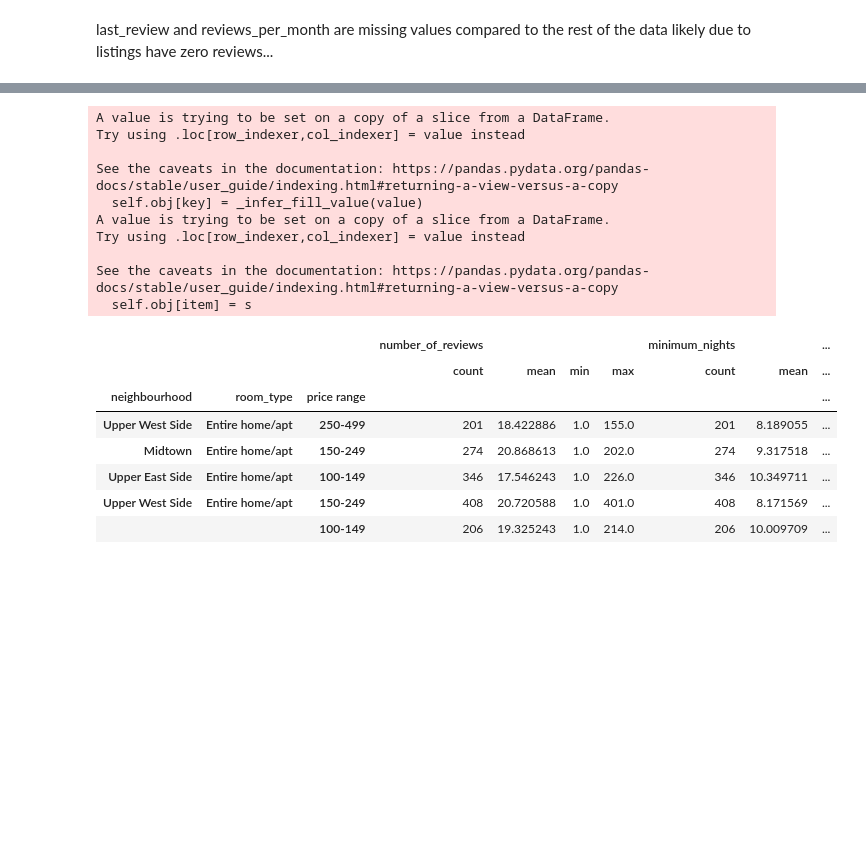
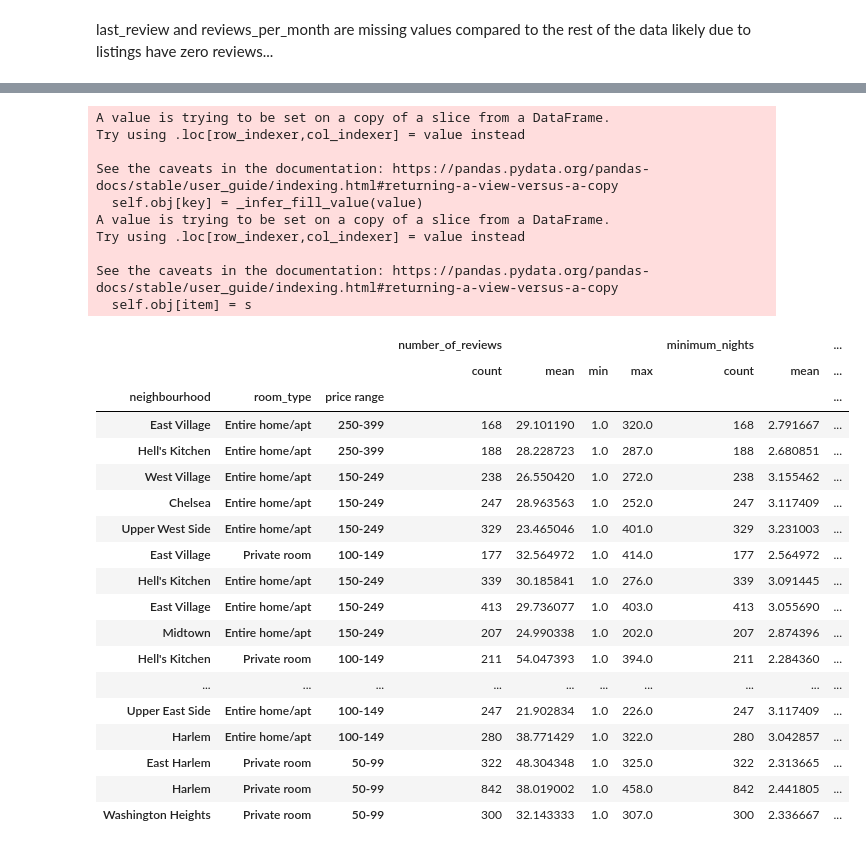
Before and after one commit to alexturkmen/Airbnb-New-York-Renterpreneurs, a Jupyter notebook: Manhattan.ipynb, the cells around one changed output, grey strips where cells are left out. Saved outputs shown, nothing was run; the diff lists cells and outputs as text; code cells hidden in the pictures; blank space fills up the shorter version.

```diff
--- a/Manhattan.ipynb
+++ b/Manhattan.ipynb
@@ -11,7 +11,7 @@ airbnb_df.head()
 
 airbnb_df['min_price_to_stay'] = airbnb_df['price'] * airbnb_df['minimum_nights']
 
-airbnb_df = airbnb_df[['id', 'name', 'host_id', 'host_name', 'neighbourhood_group','neighbourhood',
+airbnb_df = airbnb_df[['host_id', 'id', 'neighbourhood_group','neighbourhood',
  'latitude',
  'longitude',
  'room_type',
@@ -19,7 +19,6 @@ airbnb_df = airbnb_df[['id', 'name', 'host_id', 'host_name', 'neighbourhood_grou
  'minimum_nights',
  'min_price_to_stay',
  'number_of_reviews',
- 'last_review',
  'reviews_per_month',
  'calculated_host_listings_count',
  'availability_365']]
@@ -91,3 +81,0 @@ See the caveats in the documentation: https://pandas.pydata.org/pandas-docs/stab
-# %%
-manhattan_airbnb_df['last_review'] = manhattan_airbnb_df['last_review'].replace(np.nan, '9999-12-31') # last_review is a string
-manhattan_airbnb_df
@@ -112,0 +105,3 @@ See the caveats in the documentation: https://pandas.pydata.org/pandas-docs/stab
+# %%
+manhattan_airbnb_df = manhattan_airbnb_df.loc[(manhattan_airbnb_df['price'] <= 407.5) & (manhattan_airbnb_df['minimum_nights'] <= 13.5) & (manhattan_airbnb_df['number_of_reviews'] > 0)]
+manhattan_airbnb_df
@@ -113,17 +122,17 @@ See the caveats in the documentation: https://pandas.pydata.org/pandas-docs/stab
 # %%
-price_bins = [0,49.9,99.9,149.9,249.9,499.9,10001]
-price_bin_names = ['0-49','50-99','100-149','150-249','250-499','>500']
+price_bins = [0,49.9,99.9,149.9,249.9,399.9,10001]
+price_bin_names = ['0-49','50-99','100-149','150-249','250-399','>400']
 
 manhattan_airbnb_df['price range'] = pd.cut(manhattan_airbnb_df['price'],price_bins,labels=price_bin_names)
 
 # Getting rid of 3 elements; 1. Properties with overnight accomodation prices >1000
 # 2. Properties with overnight stays > 30
 # 3. Properties with 0 reviews
-manhattan_airbnb_df_1000 = manhattan_airbnb_df.loc[manhattan_airbnb_df['price'] <= 1000]
-manhattan_airbnb_df_1000 = manhattan_airbnb_df_1000.loc[manhattan_airbnb_df_1000['minimum_nights'] <= 30]
-manhattan_airbnb_df_1000 = manhattan_airbnb_df_1000.loc[manhattan_airbnb_df_1000['number_of_reviews'] > 0]
+# manhattan_airbnb_df_1000 = manhattan_airbnb_df.loc[manhattan_airbnb_df['price'] <= 1000]
+# manhattan_airbnb_df_1000 = manhattan_airbnb_df_1000.loc[manhattan_airbnb_df_1000['minimum_nights'] <= 30]
+# manhattan_airbnb_df_1000 = manhattan_airbnb_df_1000.loc[manhattan_airbnb_df_1000['number_of_reviews'] > 0]
 
-neighbourhood_by_count = manhattan_airbnb_df_1000[['neighbourhood', 'room_type', 'price range','number_of_reviews','minimum_nights','min_price_to_stay']].groupby(['neighbourhood', 'room_type', 'price range']).agg(['count', 'mean', 'min', 'max'])
+neighbourhood_by_count = manhattan_airbnb_df[['neighbourhood', 'room_type', 'price range','number_of_reviews','minimum_nights','min_price_to_stay']].groupby(['neighbourhood', 'room_type', 'price range']).agg(['count', 'mean', 'min', 'max'])
 neighbourhood_by_count = neighbourhood_by_count.sort_values(by=('number_of_reviews', 'count'), ascending=False)
 
 neighbourhood_by_count.head(25)
@@ -225,41 +234,52 @@ plt.show()
 # %%
 neighbourhood_by_price = neighbourhood_by_count.head(25)
 
-neighbourhood_by_price.loc[:, 'worth_per_stay'] = neighbourhood_by_price.loc[:, ('minimum_nights', 'mean')] * neighbourhood_by_price.loc[:, ('min_price_to_stay', 'mean')]
+neighbourhood_by_price.loc[:, 'worth_per_stay'] = neighbourhood_by_price.loc[:, ('min_price_to_stay', 'mean')]
 
 neighbourhood_by_price.loc[:, 'Room Type'] = ''
 
 for i in range(len(neighbourhood_by_price)):
     neighbourhood_by_price.iloc[i, 13] = neighbourhood_by_price.index[i][1]
 
 
 for i in range(len(neighbourhood_by_price)):
     if neighbourhood_by_price.iloc[i, 13] == 'Private room':
-        neighbourhood_by_price.iloc[i, 12] = neighbourhood_by_price.iloc[i, 5] * neighbourhood_by_price.iloc[i, 9]  * 2
+        neighbourhood_by_price.iloc[i, 12] = neighbourhood_by_price.iloc[i, 9]  * 2
 
 neighbourhood_by_price = neighbourhood_by_price.sort_values(by='worth_per_stay', ascending=False)
 
 del neighbourhood_by_price['Room Type']
 
-neighbourhood_by_price.head()
+neighbourhood_by_price
 # %% [output]
 A value is trying to be set on a copy of a slice from a DataFrame.
 Try using .loc[row_indexer,col_indexer] = value instead
 
 See the caveats in the documentation: https://pandas.pydata.org/pandas-docs/stable/user_guide/indexing.html#returning-a-view-versus-a-copy
   self.obj[key] = _infer_fill_value(value)
 A value is trying to be set on a copy of a slice from a DataFrame.
 Try using .loc[row_indexer,col_indexer] = value instead
 
 See the caveats in the documentation: https://pandas.pydata.org/pandas-docs/stable/user_guide/indexing.html#returning-a-view-versus-a-copy
   self.obj[item] = s
 |  |  |  | number_of_reviews |  |  |  | minimum_nights |  | ... |
 |  |  |  | count | mean | min | max | count | mean | ... |
 | neighbourhood | room_type | price range |  |  |  |  |  |  | ... |
-| Upper West Side | Entire home/apt | 250-499 | 201 | 18.422886 | 1.0 | 155.0 | 201 | 8.189055 | ... |
-| Midtown | Entire home/apt | 150-249 | 274 | 20.868613 | 1.0 | 202.0 | 274 | 9.317518 | ... |
-| Upper East Side | Entire home/apt | 100-149 | 346 | 17.546243 | 1.0 | 226.0 | 346 | 10.349711 | ... |
-| Upper West Side | Entire home/apt | 150-249 | 408 | 20.720588 | 1.0 | 401.0 | 408 | 8.171569 | ... |
-|  |  | 100-149 | 206 | 19.325243 | 1.0 | 214.0 | 206 | 10.009709 | ... |
+| East Village | Entire home/apt | 250-399 | 168 | 29.101190 | 1.0 | 320.0 | 168 | 2.791667 | ... |
+| Hell's Kitchen | Entire home/apt | 250-399 | 188 | 28.228723 | 1.0 | 287.0 | 188 | 2.680851 | ... |
+| West Village | Entire home/apt | 150-249 | 238 | 26.550420 | 1.0 | 272.0 | 238 | 3.155462 | ... |
+| Chelsea | Entire home/apt | 150-249 | 247 | 28.963563 | 1.0 | 252.0 | 247 | 3.117409 | ... |
+| Upper West Side | Entire home/apt | 150-249 | 329 | 23.465046 | 1.0 | 401.0 | 329 | 3.231003 | ... |
+| East Village | Private room | 100-149 | 177 | 32.564972 | 1.0 | 414.0 | 177 | 2.564972 | ... |
+| Hell's Kitchen | Entire home/apt | 150-249 | 339 | 30.185841 | 1.0 | 276.0 | 339 | 3.091445 | ... |
+| East Village | Entire home/apt | 150-249 | 413 | 29.736077 | 1.0 | 403.0 | 413 | 3.055690 | ... |
+| Midtown | Entire home/apt | 150-249 | 207 | 24.990338 | 1.0 | 202.0 | 207 | 2.874396 | ... |
+| Hell's Kitchen | Private room | 100-149 | 211 | 54.047393 | 1.0 | 394.0 | 211 | 2.284360 | ... |
+| ... | ... | ... | ... | ... | ... | ... | ... | ... | ... |
+| Upper East Side | Entire home/apt | 100-149 | 247 | 21.902834 | 1.0 | 226.0 | 247 | 3.117409 | ... |
+| Harlem | Entire home/apt | 100-149 | 280 | 38.771429 | 1.0 | 322.0 | 280 | 3.042857 | ... |
+| East Harlem | Private room | 50-99 | 322 | 48.304348 | 1.0 | 325.0 | 322 | 2.313665 | ... |
+| Harlem | Private room | 50-99 | 842 | 38.019002 | 1.0 | 458.0 | 842 | 2.441805 | ... |
+| Washington Heights | Private room | 50-99 | 300 | 32.143333 | 1.0 | 307.0 | 300 | 2.336667 | ... |
 # %%
 manhattan_neighbourhood_by_worth = []
```
Also changed, not shown: parts of 20 cells of this notebook.
